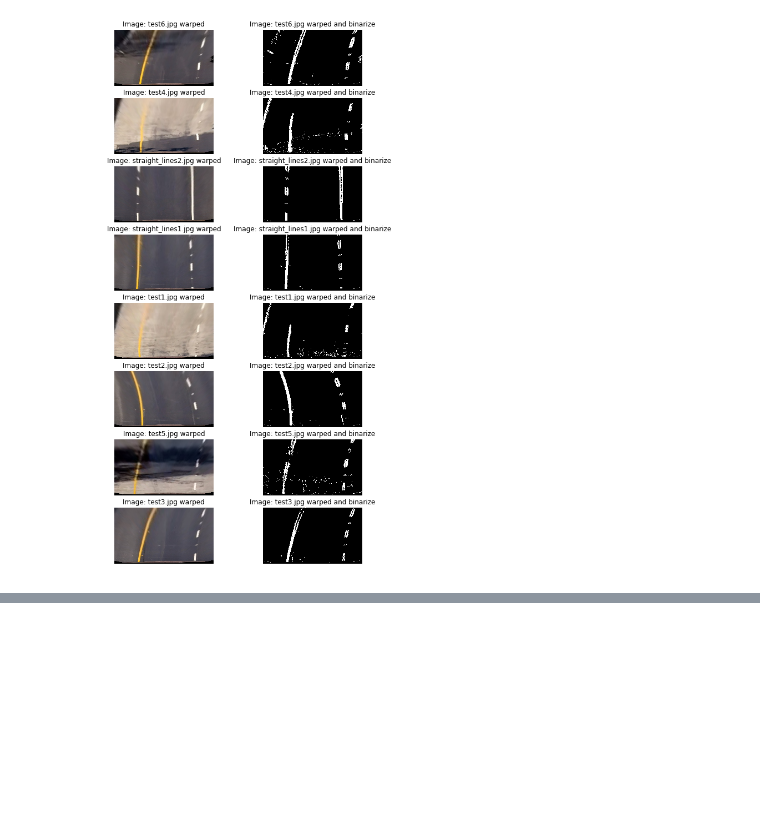
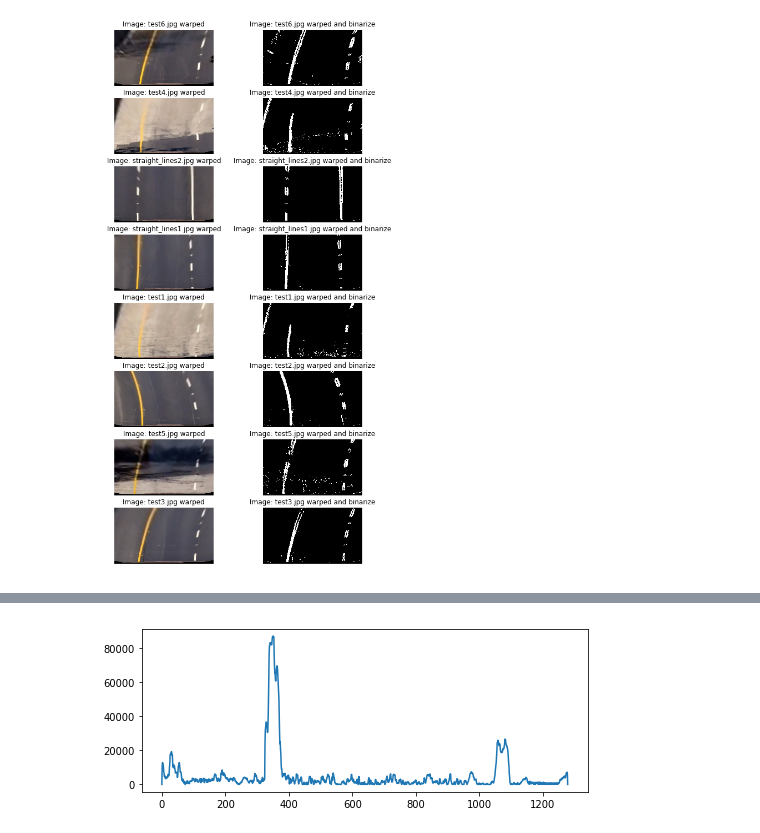
Before and after one commit to jsistla/adv-lane-lines, a Jupyter notebook: src/Advance_lane_lines.ipynb, the cells around one changed output, grey strips where cells are left out. Drawn from its saved outputs; the diff is of its cells as text; code cells hidden in the pictures; blank space fills up the shorter version.

```diff
--- a/src/Advance_lane_lines.ipynb
+++ b/src/Advance_lane_lines.ipynb
@@ -232,0 +240,7 @@ plt.show()
+# %%
+histogram = np.sum(warped_image[warped_image.shape[0] // 2:, :, 0], axis=0)
+plt.figure(figsize=(8, 3))
+plt.plot(histogram)
+plt.show()
+# %% [output]
+[figure, added]
```
Also changed, not shown: parts of 1 cell of this notebook, 1 other file.
